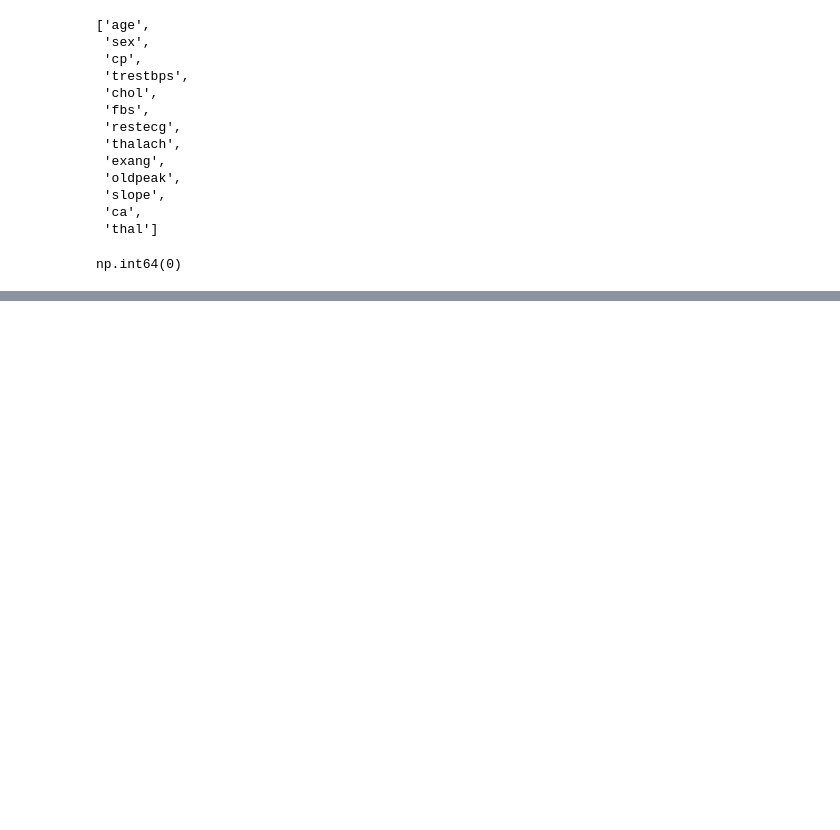
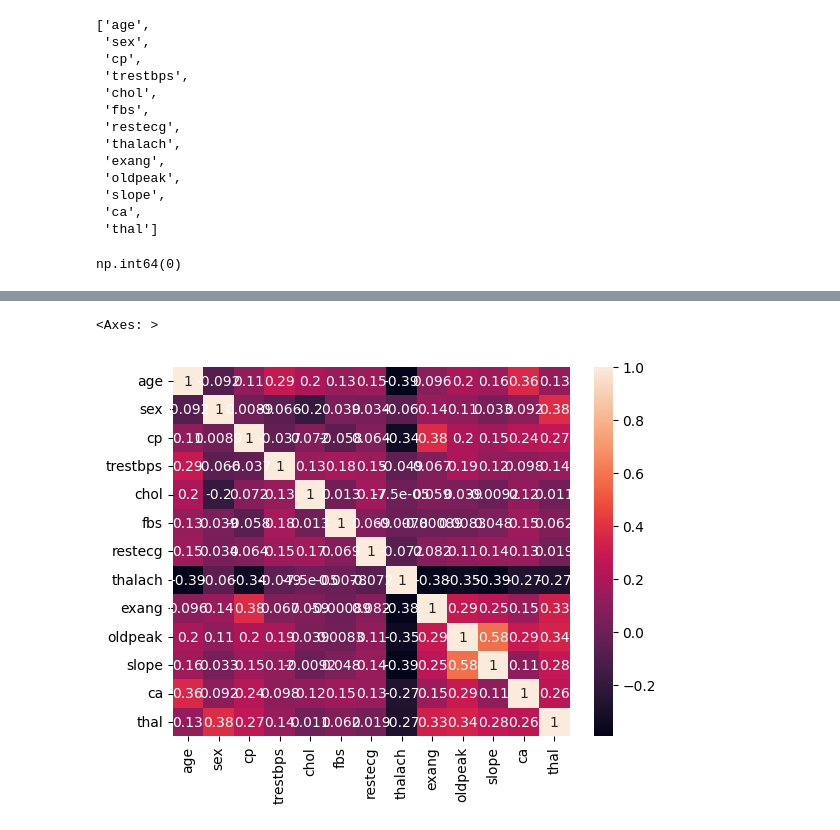
Before and after one commit to lewisnjue/heart-disease, a Jupyter notebook: EDA.ipynb, the cells around one changed output, grey strips where cells are left out. Cells and saved outputs as stored; diff of their text form; code cells hidden in the pictures; blank space fills up the shorter version.

```diff
--- a/EDA.ipynb
+++ b/EDA.ipynb
@@ -360,0 +412,2 @@ np.int64(0)
+# %%
+df.dropna(subset=['ca'],inplace=True)
@@ -360,0 +450,2 @@ np.int64(0)
+# %%
+df.dropna(subset=['thal'],inplace=True)
@@ -360,0 +504,8 @@ np.int64(0)
+# %%
+# lets see the collaration of each feature with anotehr using heat map
+corr_matrix = df.corr()
+# %%
+sns.heatmap(corr_matrix,annot=True)
+# %% [output]
+<Axes: >
+[figure, added]
```
Also changed, not shown: parts of 20 cells of this notebook.
